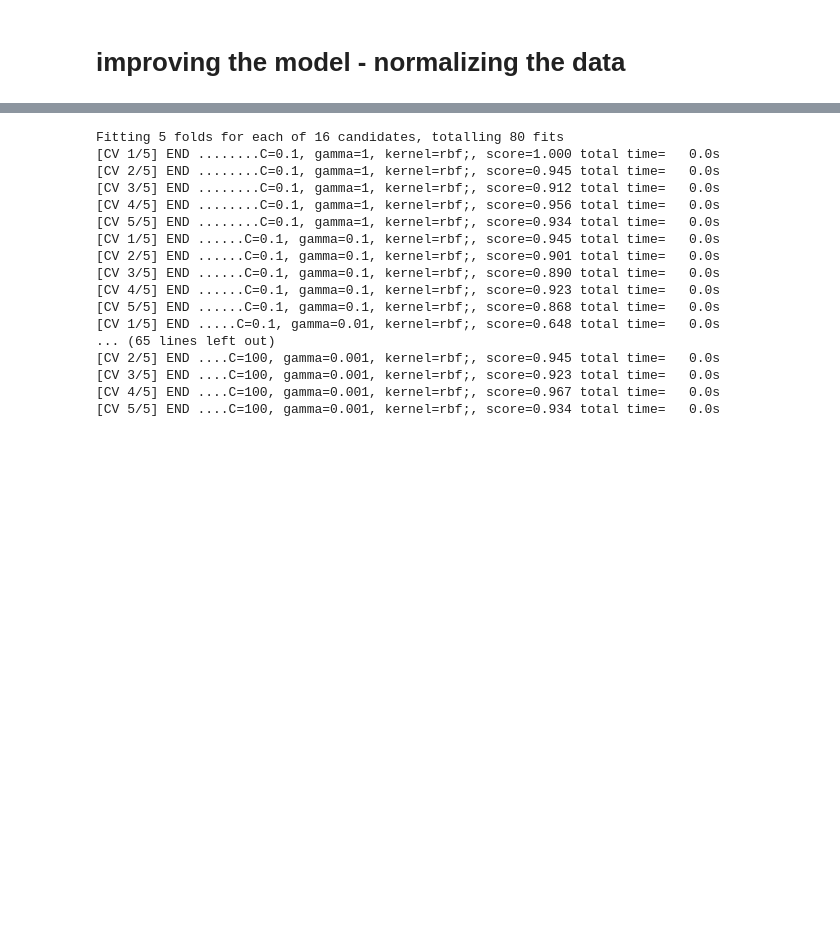
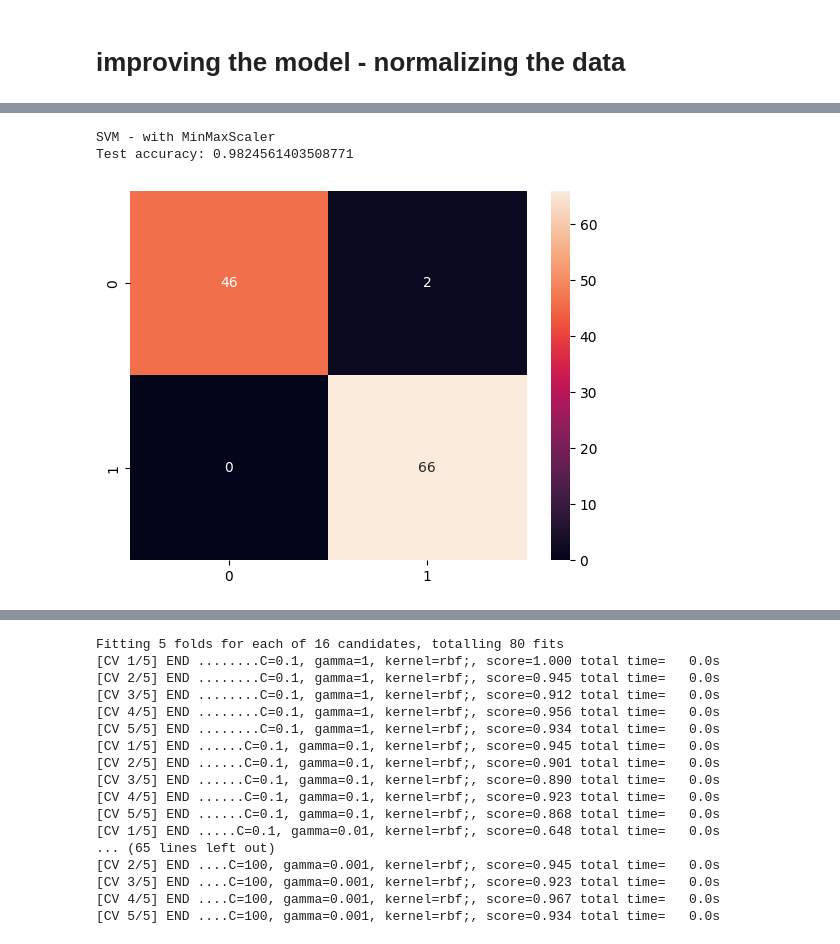
Before and after one commit to MallikarjunaYC/ML_Projects, a Jupyter notebook: breast_cancer_detection_analysis.ipynb, the cells around one changed output, grey strips where cells are left out. Saved outputs shown, nothing was run; the diff lists cells and outputs as text; code cells hidden in the pictures; blank space fills up the shorter version.

```diff
--- a/breast_cancer_detection_analysis.ipynb
+++ b/breast_cancer_detection_analysis.ipynb
@@ -250,0 +319,27 @@ weighted avg       0.97      0.96      0.96       114
+# %%
+
+
+from sklearn.preprocessing import MinMaxScaler
+
+minmax_scaler = MinMaxScaler()
+X_train_minmax = minmax_scaler.fit_transform(X_train)
+X_test_minmax = minmax_scaler.transform(X_test)
+
+svm_clf_minmax = SVC(random_state=42)
+svm_clf_minmax.fit(X_train_minmax, y_train)
+
+y_pred_test_svm_minmax = svm_clf_minmax.predict(X_test_minmax)
+
+accuracy_test_svm_minmax = accuracy_score(y_test, y_pred_test_svm_minmax)
+
+print("SVM - with MinMaxScaler")
+print("Test accuracy:", accuracy_test_svm_minmax)
+# %% [output]
+SVM - with MinMaxScaler
+Test accuracy: 0.9824561403508771
+# %%
+cm = confusion_matrix(y_test, y_pred_test_svm_minmax)
+sns.heatmap(cm, annot = True)
+plt.show()
+# %% [output]
+[figure, added]
```
Also changed, not shown: parts of 57 cells of this notebook.
